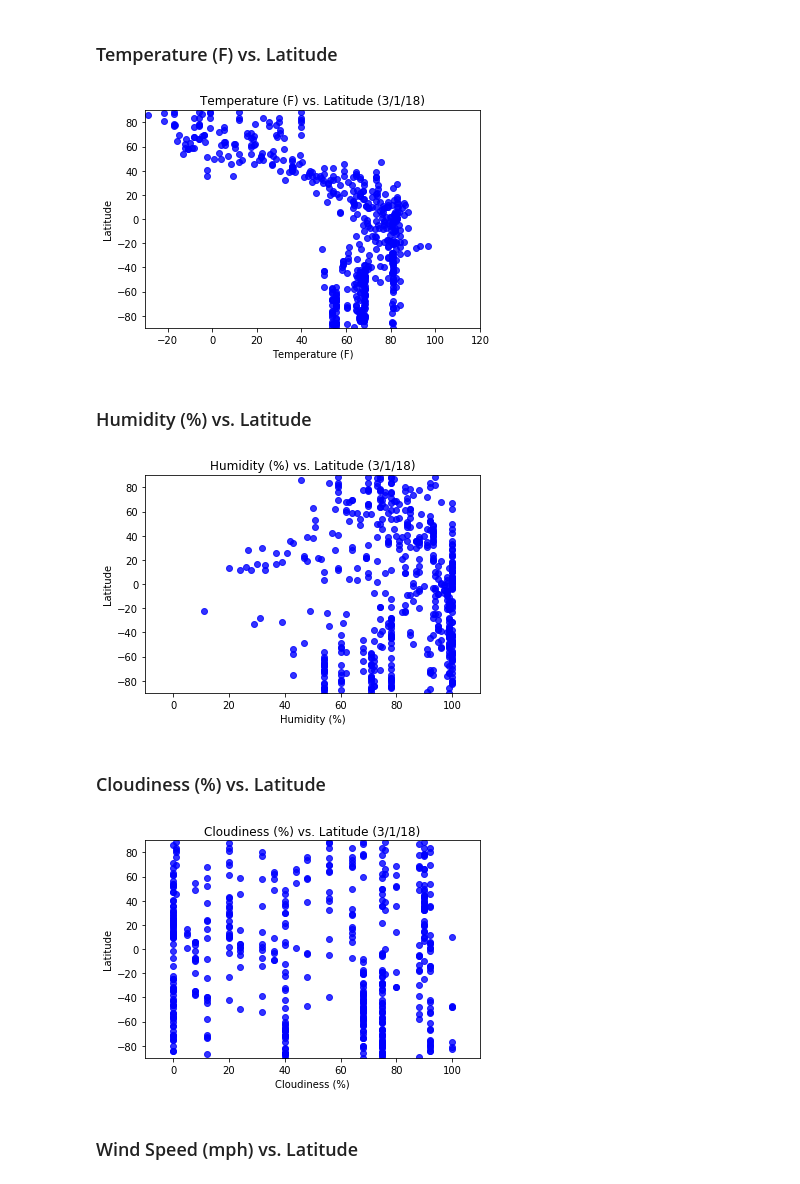
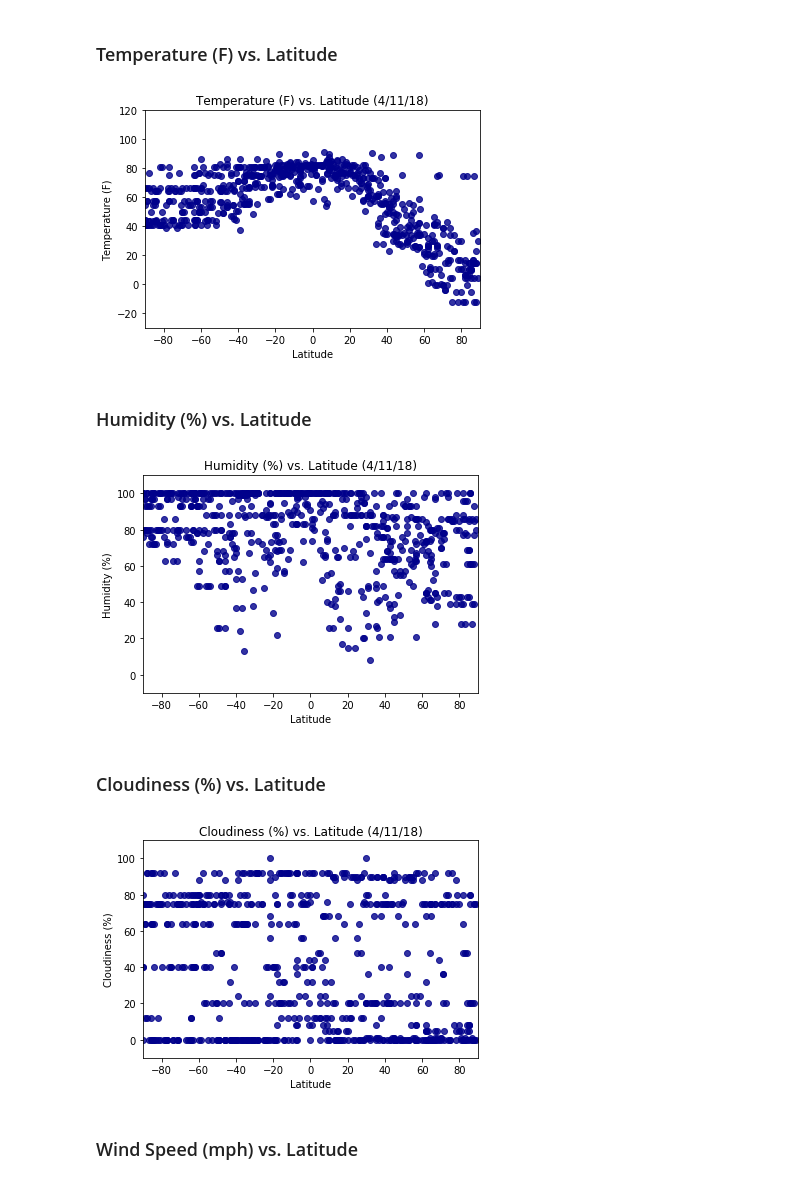
Before and after one commit to abimvas/DataScience, a Jupyter notebook: PythonAPIs/WeatherPy.ipynb, the cells around one changed output. Cells and saved outputs as stored; diff of their text form; code cells hidden in the pictures.

```diff
--- a/PythonAPIs/WeatherPy.ipynb
+++ b/PythonAPIs/WeatherPy.ipynb
@@ -16,8 +24,8 @@ import json
 import seaborn as sns
 # %%
 # generate random lat and long
-ran_lat = np.random.randint(-90, 90, size=600)
-ran_lon = np.random.randint(-180, 180, size=600)
+ran_lat = np.random.randint(-90, 90, size=800)
+ran_lon = np.random.randint(-180, 180, size=800)
 
 # create dataframe to hold the goods
 latlon_df = pd.DataFrame({'Lat':ran_lat, 'Lon':ran_lon}).astype(float)
@@ -119,62 +129,65 @@ City does not have weather tracked.
 # %% [markdown]
 ### Temperature (F) vs. Latitude ###
+# %%
+latlon_df['Temperature (F)'].replace('', np.nan, inplace=True)
+latlon_df.dropna(subset=['Temperature (F)'], inplace=True)
 # %%
 # scatter plot of Temperature (F) vs. Latitude
 #plt.scatter(latlon_df["Temperature (F)"], latlon_df["Lat"], marker="o", facecolors="red", edgecolors="black")
 
-sns.regplot(x=latlon_df["Temperature (F)"], y=latlon_df["Lat"], fit_reg=False, color="blue")
+sns.regplot(x=latlon_df["Lat"], y=latlon_df["Temperature (F)"], fit_reg=False, color="darkblue")
 
 # setting axis limits
-plt.ylim(-90,90)
-plt.xlim(-30,120)
+plt.ylim(-30,120)
+plt.xlim(-90,90)
 
 # creating labels
-plt.title("Temperature (F) vs. Latitude (3/1/18)")
-plt.xlabel("Temperature (F)")
-plt.ylabel("Latitude")
+plt.title("Temperature (F) vs. Latitude (4/11/18)")
+plt.xlabel("Latitude")
+plt.ylabel("Temperature (F)")
 
 plt.savefig("Temp_Lat.png")
 plt.show()
 # %% [output]
-[figure, old version]
+[figure, new version]
 # %% [markdown]
 ### Humidity (%) vs. Latitude ###
 # %%
 # scatter plot of Humidity (%) vs. Latitude
-sns.regplot(x=latlon_df["Humidity (%)"], y=latlon_df["Lat"], fit_reg=False, color="blue")
+sns.regplot(x=latlon_df["Lat"], y=latlon_df["Humidity (%)"], fit_reg=False, color="darkblue")
 
 # setting axis limits
-plt.ylim(-90,90)
-plt.xlim(-10,110)
+plt.ylim(-10,110)
+plt.xlim(-90,90)
 
 # creating labels
-plt.title("Humidity (%) vs. Latitude (3/1/18)")
-plt.xlabel("Humidity (%)")
-plt.ylabel("Latitude")
+plt.title("Humidity (%) vs. Latitude (4/11/18)")
+plt.xlabel("Latitude")
+plt.ylabel("Humidity (%)")
 
 plt.savefig("Hum_Lat.png")
 plt.show()
 # %% [output]
-[figure, old version]
+[figure, new version]
 # %% [markdown]
 ### Cloudiness (%) vs. Latitude ###
 # %%
 # scatter plot of Cloudiness (%) vs. Latitude
-sns.regplot(x=latlon_df["Cloudiness (%)"], y=latlon_df["Lat"], fit_reg=False, color="blue")
+sns.regplot(x=latlon_df["Lat"], y=latlon_df["Cloudiness (%)"], fit_reg=False, color="darkblue")
 
 # setting axis limits
-plt.ylim(-90,90)
-plt.xlim(-10,110)
+plt.ylim(-10,110)
+plt.xlim(-90,90)
 
 # creating labels
-plt.title("Cloudiness (%) vs. Latitude (3/1/18)")
-plt.xlabel("Cloudiness (%)")
-plt.ylabel("Latitude")
+plt.title("Cloudiness (%) vs. Latitude (4/11/18)")
+plt.xlabel("Latitude")
+plt.ylabel("Cloudiness (%)")
 
 plt.savefig("Cloud_Lat.png")
 plt.show()
 # %% [output]
-[figure, old version]
+[figure, new version]
 # %% [markdown]
 ### Wind Speed (mph) vs. Latitude ###
 # %%
```
Also changed, not shown: parts of 3 cells of this notebook, 5 other files.
